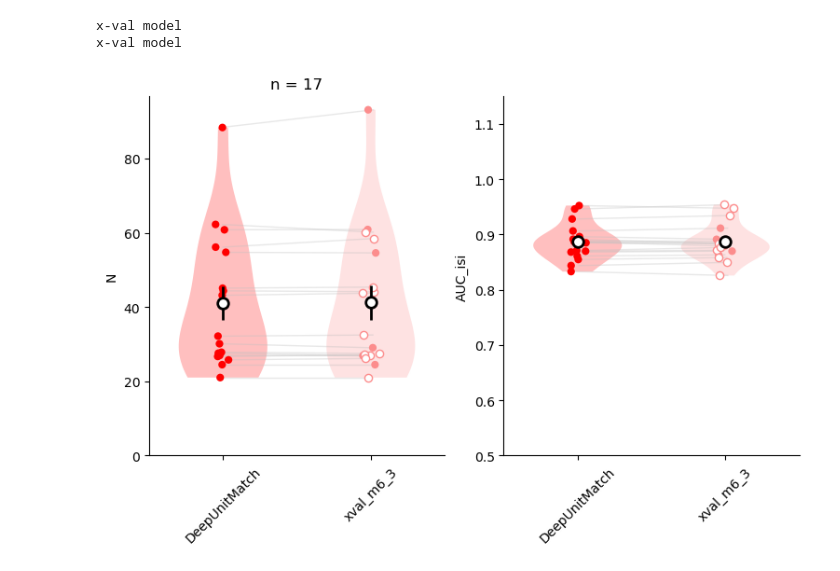
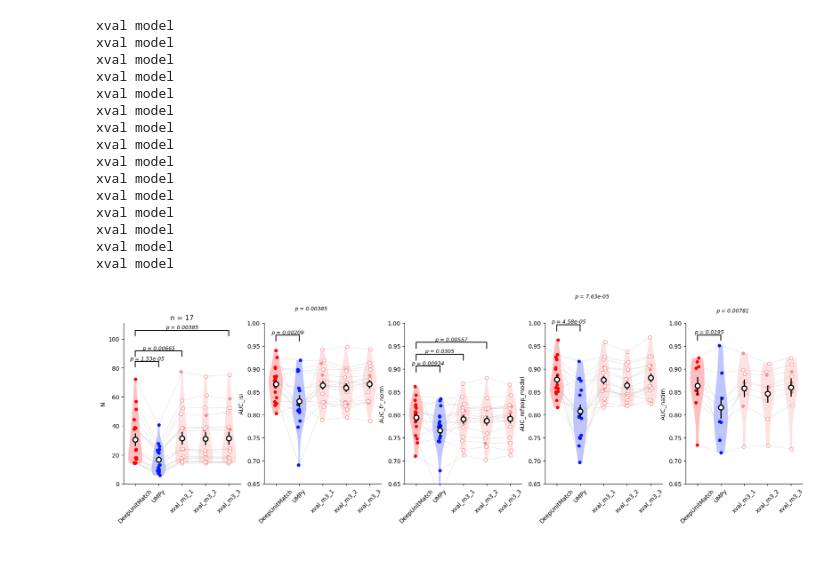
Before and after one commit to EnnyvanBeest/UnitMatch, a Jupyter notebook: UnitMatchPy/PaperAnalyses/figure-model-comparison.ipynb, the cells around one changed output. Saved outputs shown, nothing was run; the diff lists cells and outputs as text; code cells hidden in the pictures.

Commit message:
Updating figures

```diff
--- a/UnitMatchPy/PaperAnalyses/figure-model-comparison.ipynb
+++ b/UnitMatchPy/PaperAnalyses/figure-model-comparison.ipynb
@@ -7,4 +7,16 @@ sys.path = list(set(sys.path))
 from testing.test import *
 import matplotlib.pyplot as plt
 import pandas as pd
+import numpy as np
+import matplotlib.pyplot as plt
+from scipy.stats import wilcoxon
+import seaborn as sns
+import json
+import os
+import re
+
+XVAL_STATE_DIR = (
+    r"\\znas.cortexlab.net\Lab\Share\UNITMATCHTABLES_ENNY_CELIAN_JULIE"
+    r"\DeepUM_NatMeth2026V2_merged\xval_end_to_end_state"
+)
 # %%
@@ -315,20 +307,26 @@ RESULTS_DIR = r"\\znas.cortexlab.net\Lab\Share\UNITMATCHTABLES_ENNY_CELIAN_JULIE
 # RESULTS_DIR = r"\\znas.cortexlab.net\Lab\Share\UNITMATCHTABLES_ENNY_CELIAN_JULIE\DeepUM_NatMeth2026_V3_OnMergedData\results\N_set_by_DeepUnitMatch"
 
 models = [
-          "DeepUnitMatch",
-        #   "UMPy",
-        #   "DANT",
-        #   "DANT_no_functional",
-        #   "EMD",
-        #   "DUM_maxdist=20", "DUM_maxdist=50", "DUM_maxdist=100", "DUM_maxdist=inf",
-        #   "UMPy_maxdist=20", "UMPy_maxdist=50", "UMPy_maxdist=100", "UMPy_maxdist=inf",
-        #   "DUM_W_ij=1","DUM_W_ij=5","DUM_W_ij=10","DUM_W_ij=15","DUM_W_ij=20",
-        #   "n_output=8_after_ae_and_finetune", "n_output=32_after_ae_and_finetune", "n_output=128_after_ae_and_finetune", "n_output=256_after_ae_and_finetune",
-        #   "DUM_untrained", "DUM_unfinetuned", "DUM_finetuned_only",
-          # "exclude_mice_m1_1_after_ae_and_finetune", "exclude_mice_m1_2_after_ae_and_finetune", "exclude_mice_m1_3_after_ae_and_finetune",
-          # "exclude_mice_m6_1_after_ae_and_finetune", "exclude_mice_m6_2_after_ae_and_finetune", "exclude_mice_m6_3_after_ae_and_finetune",
-          # "exclude_mice_m12_1_after_ae_and_finetune", "exclude_mice_m12_2_after_ae_and_finetune", "exclude_mice_m12_3_after_ae_and_finetune",
-          "xval_m6_3",
+              "DeepUnitMatch",
+              "UMPy",
+            #   "EMD",
+            #   "DANT",
+            #   "DANT_no_functional",
+            #   "DUM_totalscore", "UMPy_simscore",
+            #   "DUM_nodrift", "UMPy_nodrift",
+            #   "DUM_spatialonly", "UMPy_spatialonly",
+            #   "DUM_maxdist=20", "DUM_maxdist=50", "DUM_maxdist=100",
+            #   "DUM_maxdist=inf",
+            #   "UMPy_maxdist=20", "UMPy_maxdist=50", "UMPy_maxdist=100",
+            #    "UMPy_maxdist=inf",
+            #   "DUM_W_ij=1","DUM_W_ij=5","DUM_W_ij=10","DUM_W_ij=15","DUM_W_ij=20",
+            #   "n_output=8_after_ae_and_finetune", "n_output=32_after_ae_and_finetune", "n_output=128_after_ae_and_finetune", "n_output=256_after_ae_and_finetune",
+            #   "DUM_untrained",
+            # "DUM_unfinetuned", "DUM_finetuned_only",
+              "xval_m3_1", "xval_m3_2", "xval_m3_3",
+            #   "xval_m6_1", "xval_m6_2", "xval_m6_3",
+            #   "xval_m12_1", "xval_m12_2", "xval_m12_3",
+            #   "xval_m18_1",
             ]
 
 
@@ -353,14 +351,14 @@ merged = pd.concat(dfs, axis=1, join="inner")
 
 # compute keep: True if any model has N>19
 n_cols = [f"N_{m}" for m in models]
-keep = merged[n_cols].gt(19).any(axis=1)
+keep = merged[n_cols].gt(9).any(axis=1)
 
 # filter and restore columns/index
 merged = merged[keep].reset_index()
 
-
-metrics_to_plot = ['N', 'AUC_isi']
-# metrics_to_plot = ['N', 'AUC_isi', 'AUC_fr_norm', 'AUC_refpop_model', 'AUC_natim']
+# metrics_to_plot = ['N']
+# metrics_to_plot = ['N', 'AUC_isi', 'AUC_refpop_model', 'AUC_natim']
+metrics_to_plot = ['N', 'AUC_isi', 'AUC_fr_norm', 'AUC_refpop_model', 'AUC_natim']
 # metrics_to_plot = ['AUC_refpop_DeepUnitMatch', 'AUC_refpop_model', 'AUC_natim', 'AUC_isi', 'AUC_isi_cv', 'AUC_fr_norm', 'N']
 # metrics_to_plot = ['AUC_isi', 'AUC_isi_KL', 'AUC_isi_Wasserstein', 'N']
 
@@ -369,34 +367,48 @@ for idx, metric_to_plot in enumerate(metrics_to_plot):
 
     # REPLACE NANS WITH 0.5
     AUC_columns = [f"{metric_to_plot}_{model}" for model in models]
     merged_cut = merged[~np.all(np.isnan(merged[AUC_columns]), axis=1)]
     merged_cut = merged_cut.fillna(0.5) # remaining AUCs set to 0.5
 
     M = []
     for model in models:
         avg_metric_by_mouse = merged_cut.groupby("mouse")[f"{metric_to_plot}_{model}"].mean()
         if metric_to_plot in ['AUC_fr', 'AUC_fr_norm', 'AUC_isi_cv', 'AUC_isi_KL', 'AUC_isi_Wasserstein']:
             avg_metric_by_mouse = 1-avg_metric_by_mouse
         M.append(avg_metric_by_mouse.values)
 
     M = np.asarray(M)
     M = M[:, ~np.all(np.isnan(M), axis=0)]
     mouse_list = avg_metric_by_mouse.index.to_list()
     fig, ax = paired_violin_plot(
         M,
         mouse_list = mouse_list,
         labels=models,
         ylabel=metric_to_plot,
         comparisons=0,   # or "all" or [(0,3), (1,4)]
         show_violin = True,
         colors = None,
         ax=axes[idx]
     )
     if metric_to_plot != 'N':
-        ax.set_ylim(bottom=0.5, top=1.15)
+        ax.set_ylim(bottom=0.65, top=1.0)
+        # ax.set_ylim(bottom=0.5, top=1.1)
     else:
         ax.set_title(f"n = {len(mouse_list)}")
 # %% [output]
-x-val model
-x-val model
+xval model
+xval model
+xval model
+xval model
+xval model
+xval model
+xval model
+xval model
+xval model
+xval model
+xval model
+xval model
+xval model
+xval model
+xval model
-[figure, old version]
+[figure, new version]
```
Also changed, not shown: parts of 1 cell of this notebook, 2 other files.
